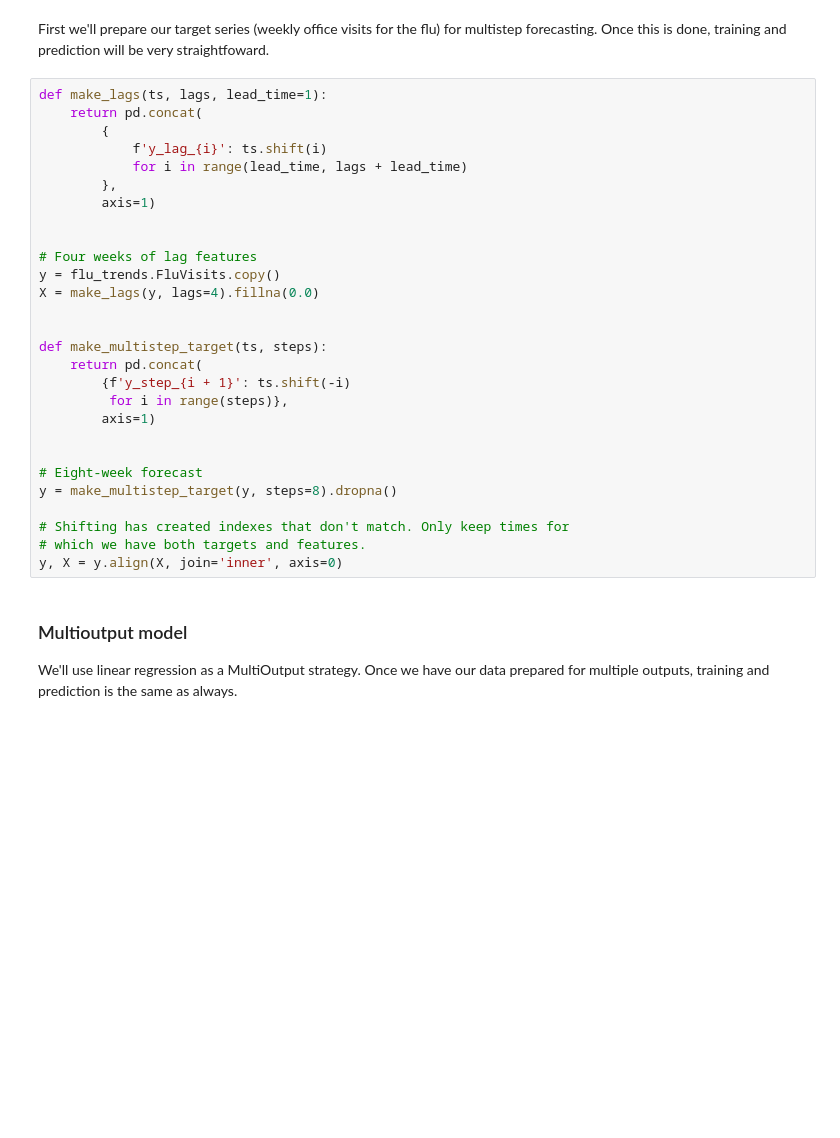
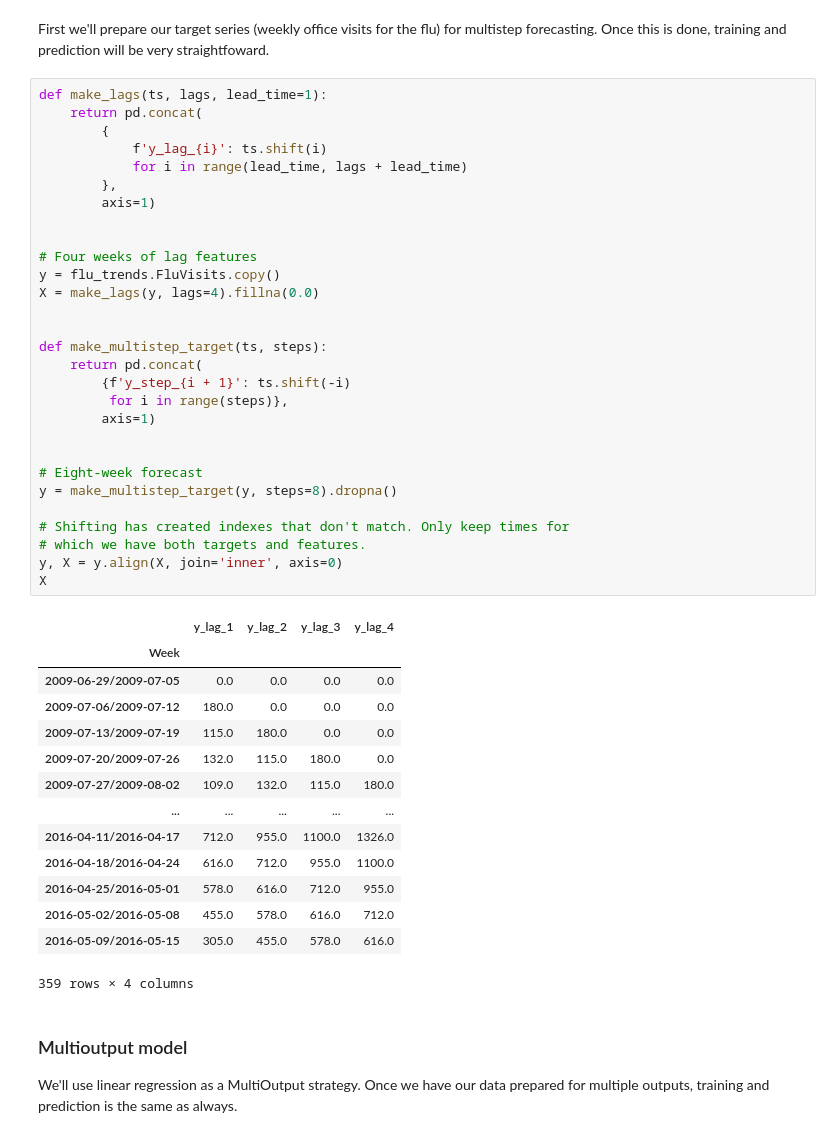
Before and after one commit to Computer-Engineering-Classes/Data-Science-Assignments, a Jupyter notebook: forecasting-with-machine-learning.ipynb, the cells around one changed output. Cells and saved outputs as stored; diff of their text form; blank space fills up the shorter version.

```diff
--- a/forecasting-with-machine-learning.ipynb
+++ b/forecasting-with-machine-learning.ipynb
@@ -194,31 +71,47 @@ First we'll prepare our target series (weekly office visits for the flu) for mul
 # %%
 def make_lags(ts, lags, lead_time=1):
     return pd.concat(
         {
             f'y_lag_{i}': ts.shift(i)
             for i in range(lead_time, lags + lead_time)
         },
         axis=1)
 
 
 # Four weeks of lag features
 y = flu_trends.FluVisits.copy()
 X = make_lags(y, lags=4).fillna(0.0)
 
 
 def make_multistep_target(ts, steps):
     return pd.concat(
         {f'y_step_{i + 1}': ts.shift(-i)
          for i in range(steps)},
         axis=1)
 
 
 # Eight-week forecast
 y = make_multistep_target(y, steps=8).dropna()
 
 # Shifting has created indexes that don't match. Only keep times for
 # which we have both targets and features.
 y, X = y.align(X, join='inner', axis=0)
+X
+# %% [output]
+|  | y_lag_1 | y_lag_2 | y_lag_3 | y_lag_4 |
+| Week |  |  |  |  |
+| 2009-06-29/2009-07-05 | 0.0 | 0.0 | 0.0 | 0.0 |
+| 2009-07-06/2009-07-12 | 180.0 | 0.0 | 0.0 | 0.0 |
+| 2009-07-13/2009-07-19 | 115.0 | 180.0 | 0.0 | 0.0 |
+| 2009-07-20/2009-07-26 | 132.0 | 115.0 | 180.0 | 0.0 |
+| 2009-07-27/2009-08-02 | 109.0 | 132.0 | 115.0 | 180.0 |
+| ... | ... | ... | ... | ... |
+| 2016-04-11/2016-04-17 | 712.0 | 955.0 | 1100.0 | 1326.0 |
+| 2016-04-18/2016-04-24 | 616.0 | 712.0 | 955.0 | 1100.0 |
+| 2016-04-25/2016-05-01 | 578.0 | 616.0 | 712.0 | 955.0 |
+| 2016-05-02/2016-05-08 | 455.0 | 578.0 | 616.0 | 712.0 |
+| 2016-05-09/2016-05-15 | 305.0 | 455.0 | 578.0 | 616.0 |
+359 rows × 4 columns
 # %% [markdown]
 ### Multioutput model
 
```
Also changed, not shown: parts of 8 cells of this notebook, 1 other file.
